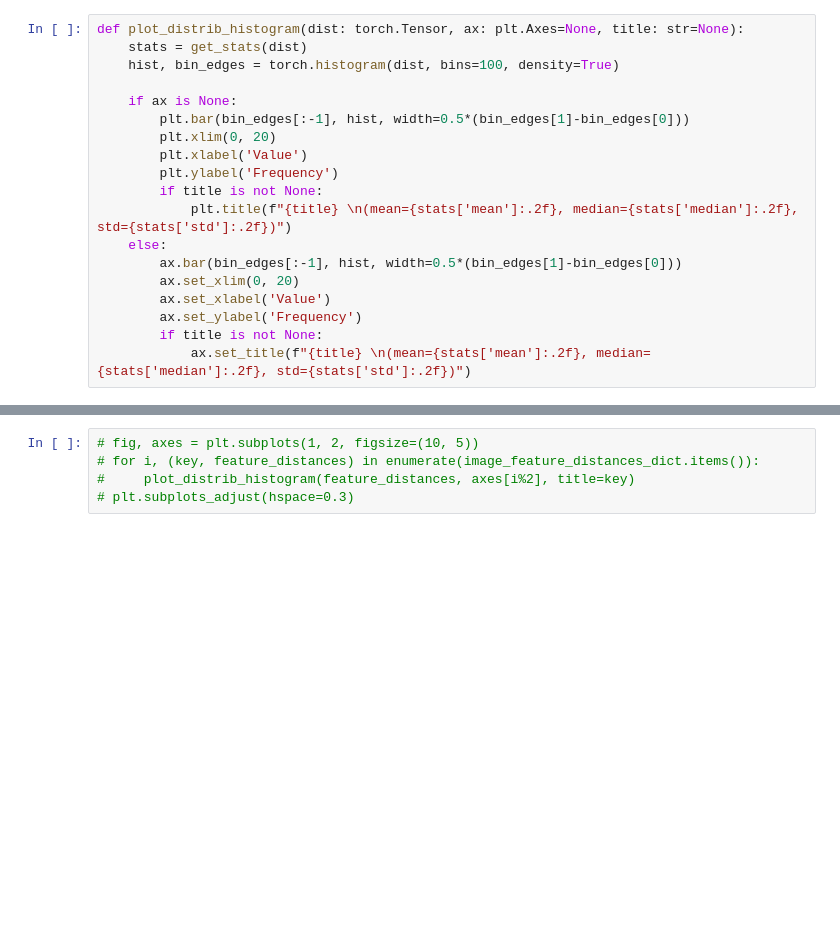
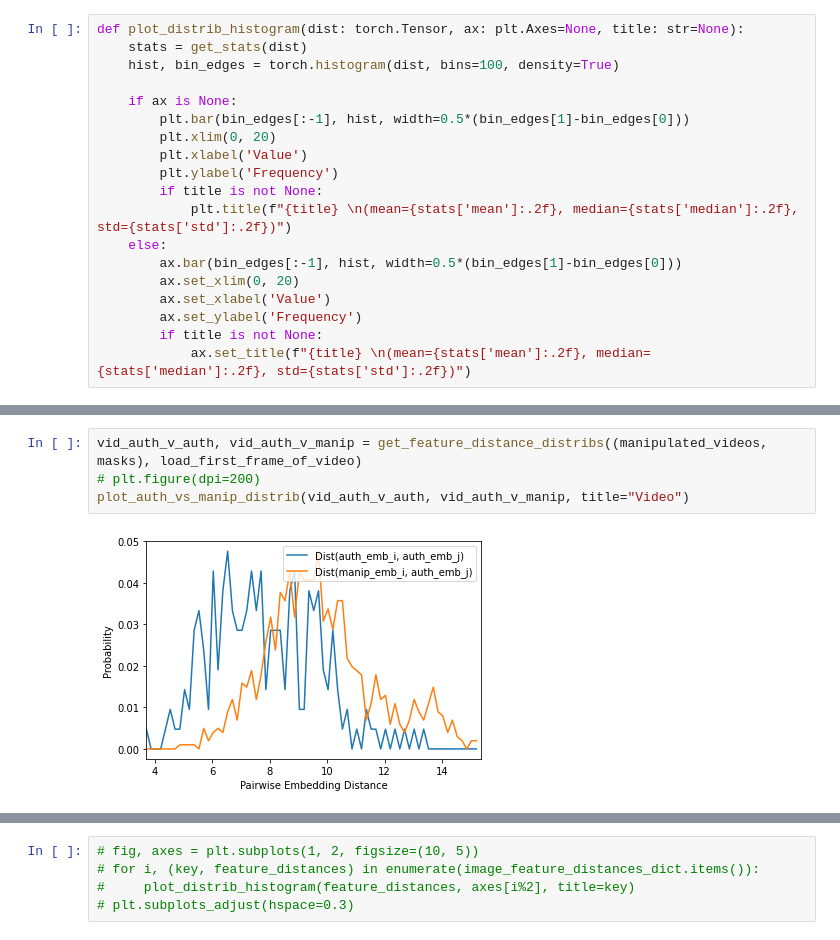
Before and after one commit to ductai199x/benchmarking-video-image-forensic-algorithms, a Jupyter notebook: fsg_feat_dist_experiment.ipynb, the cells around one changed output, grey strips where cells are left out. Cells and saved outputs as stored; diff of their text form; blank space fills up the shorter version.

```diff
--- a/fsg_feat_dist_experiment.ipynb
+++ b/fsg_feat_dist_experiment.ipynb
@@ -147,0 +190,6 @@ manipulated_videos = random.sample(list_dir("/media/nas2/Tai/6-tampering-databas
+# %%
+vid_auth_v_auth, vid_auth_v_manip = get_feature_distance_distribs((manipulated_videos, masks), load_first_frame_of_video)
+# plt.figure(dpi=200)
+plot_auth_vs_manip_distrib(vid_auth_v_auth, vid_auth_v_manip, title="Video")
+# %% [output]
+[figure, added]
```
Also changed, not shown: parts of 20 cells of this notebook, 5 other files.
